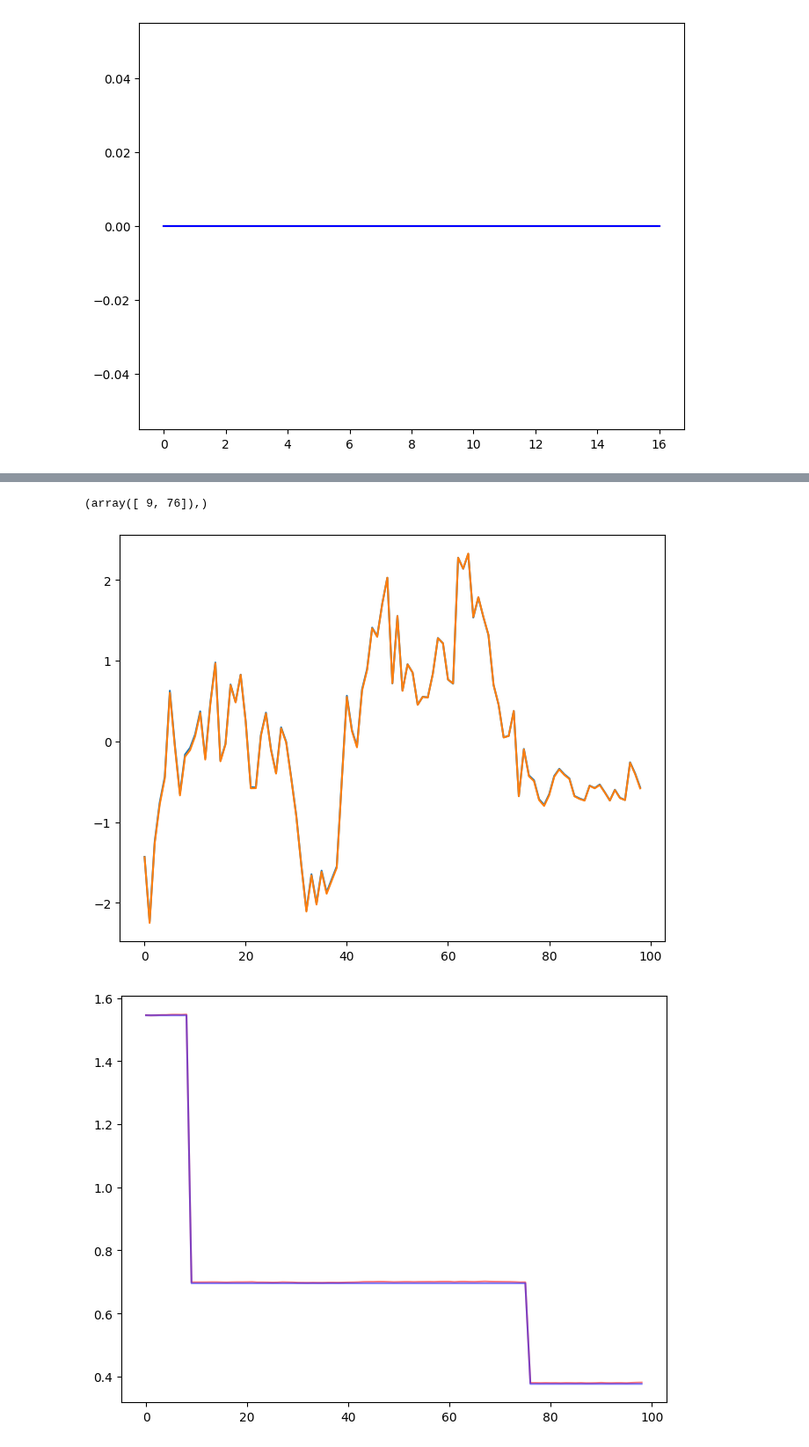
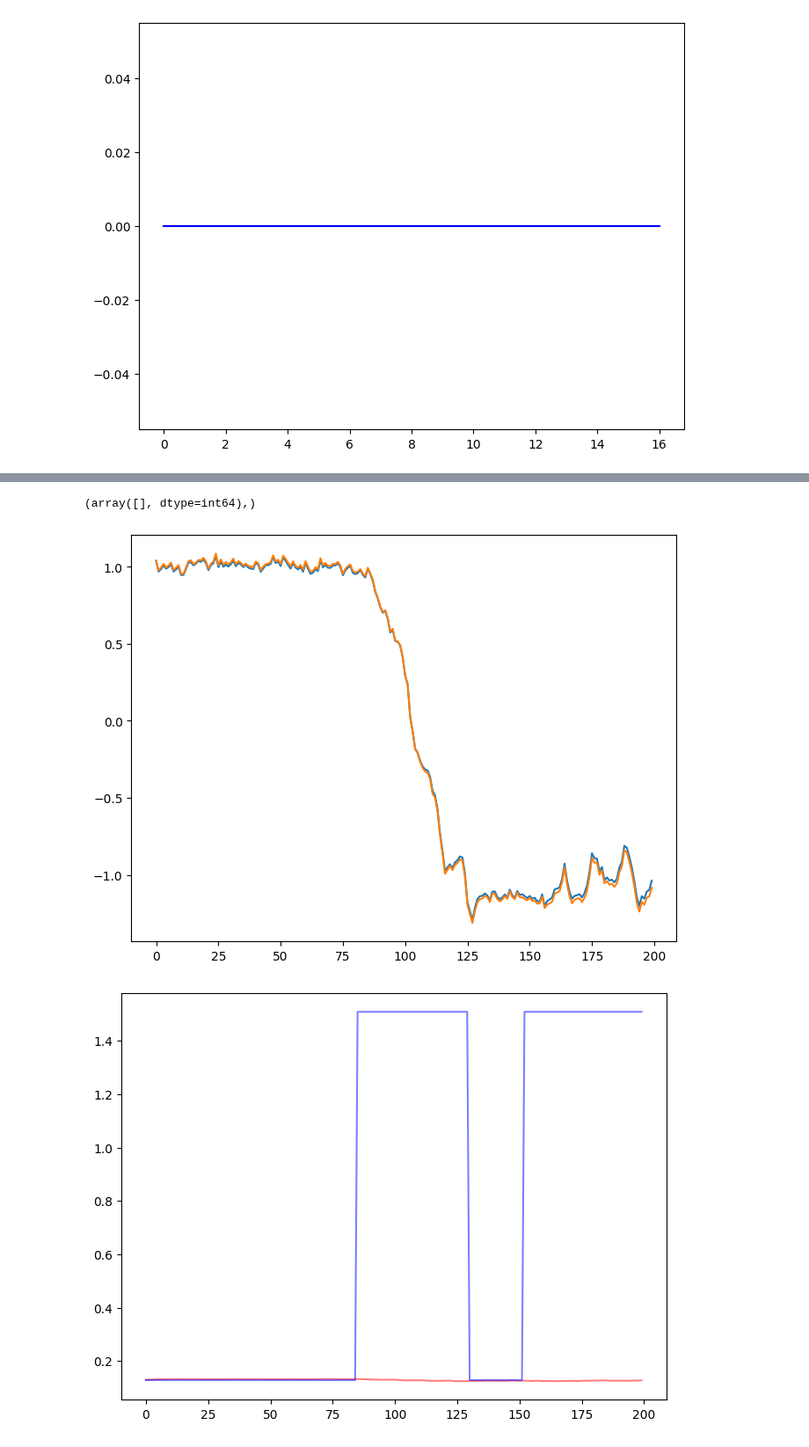
Before and after one commit to JunwooParkSaribu/SPT_a, a Jupyter notebook: analysis_modeling/training_sample.ipynb, the cells around one changed output, grey strips where cells are left out. Shown at 88% size. Saved outputs shown, nothing was run; the diff lists cells and outputs as text; code cells hidden in the pictures.

```diff
--- a/analysis_modeling/training_sample.ipynb
+++ b/analysis_modeling/training_sample.ipynb
@@ -374,8 +374,8 @@ plt.plot(np.arange(test_df.shape[0]), test_df['label_cps'], c='blue')
 [figure]
 [figure]
 # %%
-trajectory_object = trajectory_list[36]
-trajectory_label = label_list[36]
+trajectory_object = trajectory_list[12]
+trajectory_label = label_list[12]
 msd = trajectory_object.get_msd(time_interval=TIME_INTERVAL)
 diff_coefs = trajectory_object.get_diffusion_coefs(time_interval=TIME_INTERVAL)
 angles = trajectory_object.get_trajectory_angles(time_interval=TIME_INTERVAL)
@@ -385,10 +385,10 @@ ys = trajectory_object.get_positions()[:,1]
 xs -= xs[0]
 ys -= ys[0]
 
-labeled_diff_coefs = trajectory_label[0]
-labeled_alphas = trajectory_label[1]
-labeled_states = trajectory_label[2]
-labeled_cps = trajectory_label[3]
+labeled_diff_coefs = np.array([1.0] * len(trajectory_label[0]))
+labeled_alphas = np.array([1.0] * len(trajectory_label[1]))
+labeled_states = np.array([0] * len(trajectory_label[2]))
+labeled_cps = np.array([False] * len(trajectory_label[3]))
 
 df = np.array([xs, ys, msd, diff_coefs, angles, labeled_diff_coefs, labeled_alphas, labeled_states, labeled_cps]).T
 df = pd.DataFrame(df, columns=['xs', 'ys', 'msd', 'diff_coefs', 'angles', 'label_diff_coefs', 'label_alphas', 'label_states', 'label_cps'])
@@ -407,17 +407,17 @@ test_result = residual_lstm.predict(test_set)
 # %%
 plt.figure()
 plt.plot(np.arange(test_result.shape[1]), test_result[0,:,0])
 plt.plot(np.arange(test_df.shape[0]), test_df['xs'])
 
 plt.figure()
 plt.plot(np.arange(test_result.shape[1]), (test_result[0,:,6]), c='red', alpha=0.5)
-plt.plot(np.arange(test_df.shape[0]), test_df['label_alphas'], c='blue', alpha=0.5)
+plt.plot(np.arange(test_df.shape[0]), trajectory_label[1], c='blue', alpha=0.5)
 
 plt.figure()
 plt.plot(np.arange(test_result.shape[1]), (np.round(test_result[0,:,8])).astype(np.uint8), c='red', alpha=0.5)
-plt.plot(np.arange(test_df.shape[0]), test_df['label_cps'], c='blue', alpha=0.5)
+plt.plot(np.arange(test_df.shape[0]), trajectory_label[3], c='blue', alpha=0.5)
 print(np.where((np.round(test_result[0,:,8])).astype(np.uint8) == 1))
 # %% [output]
-(array([ 9, 76]),)
+(array([], dtype=int64),)
-[figure, old version]
+[figure, new version]
-[figure, old version]
+[figure, new version]
```
Also changed, not shown: parts of 2 cells of this notebook.
